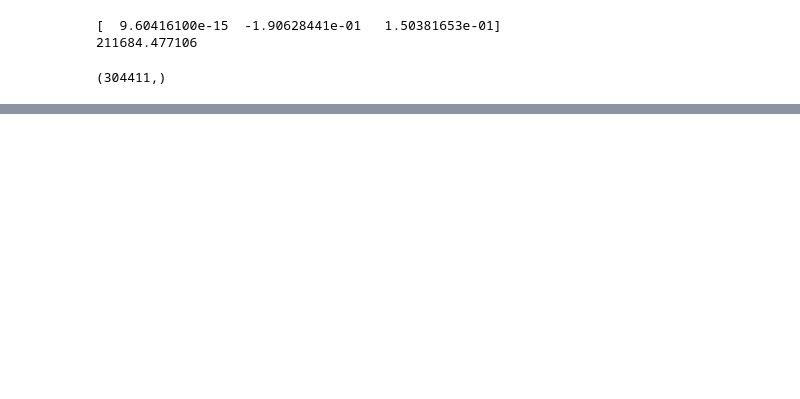
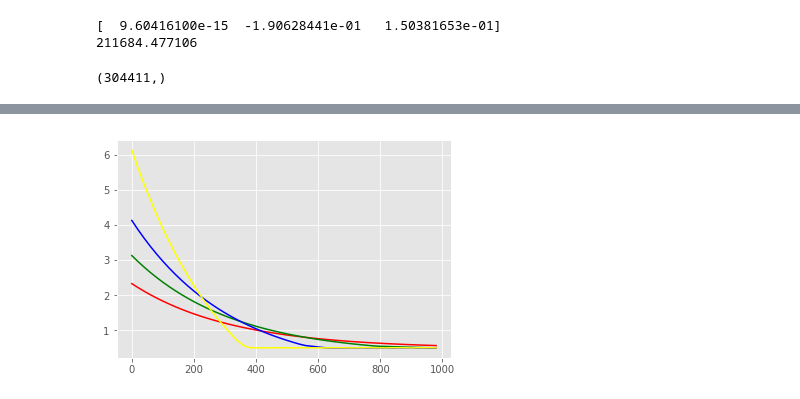
Before and after one commit to garvit-a/FODS---Project, a Jupyter notebook: FODS-1-np.ipynb, the cells around one changed output, grey strips where cells are left out. Saved outputs shown, nothing was run; the diff lists cells and outputs as text; code cells hidden in the pictures; blank space fills up the shorter version.

```diff
--- a/FODS-1-np.ipynb
+++ b/FODS-1-np.ipynb
@@ -53,4 +53,7 @@ y = (y-np.mean(y))/np.std(y)
 from sklearn.model_selection import train_test_split
 # %%
 X_train, X_test, y_train, y_test = train_test_split(X, y, test_size = 0.3)
+X_test, X_val, y_test, y_val = train_test_split(X_test, y_test, test_size = 0.05)
+X_test = np.concatenate([X_test,X_val], axis = 0)
+y_test = np.concatenate([y_test, y_val])
 # %%
@@ -212,26 +186,0 @@ iteration: 8000 loss : 0.4869987266580013
-# %%
-# Stochastic Gradient Descent
-
-alpha =0.0005
-itns = 10000
-
-losses_stest = []
-
-w = np.array([0,1,1])
-print(w)
-for i in range(itns):
-    index = np.random.randint(X_test.shape[0])
-
-    x_st = X_test[index]
-    y_st = y_test[index]
-    y_hat = np.sum(w*x_st)
-
-    loss_ = lossfunc(X_test,w,y_test)
-    losses_stest.append(loss_)
-    if i%2000 == 0:
-        print("iteration: {} loss : {}" .format(i,loss_))
-    w_der = (y_hat-y_st)*(x_st)
-#     print(w_der)
-    w = w - alpha*w_der
-
-print(w)
@@ -255,6 +206,7 @@ plt.show()
 # %%
-def  lossL1(x_,w_,y_):
-    return 0.5*np.sum((w_.dot(x_.T)-y_)**2)+np.sum(np.abs(w_))
+def  lossL1(x_,w_,y_,lambda_):
+    m = len(y_)
+    return (0.5/m)*np.sum((w_.dot(x_.T)-y_)**2)+(lambda_)*np.sum(np.abs(w_[1:]))
 # %%
 # Gradient Descent with L1 reg
 
@@ -303,0 +253,6 @@ iteration: 980 loss : 0.4998538950045136
+# %%
+colors = np.array(['red','green','blue','yellow'])
+for i,lamb in enumerate(losses_l1.keys()):
+    plt.plot(counter, losses_l1[lamb],color = colors[i])
+# %% [output]
+[figure, added]
```
Also changed, not shown: parts of 27 cells of this notebook.
